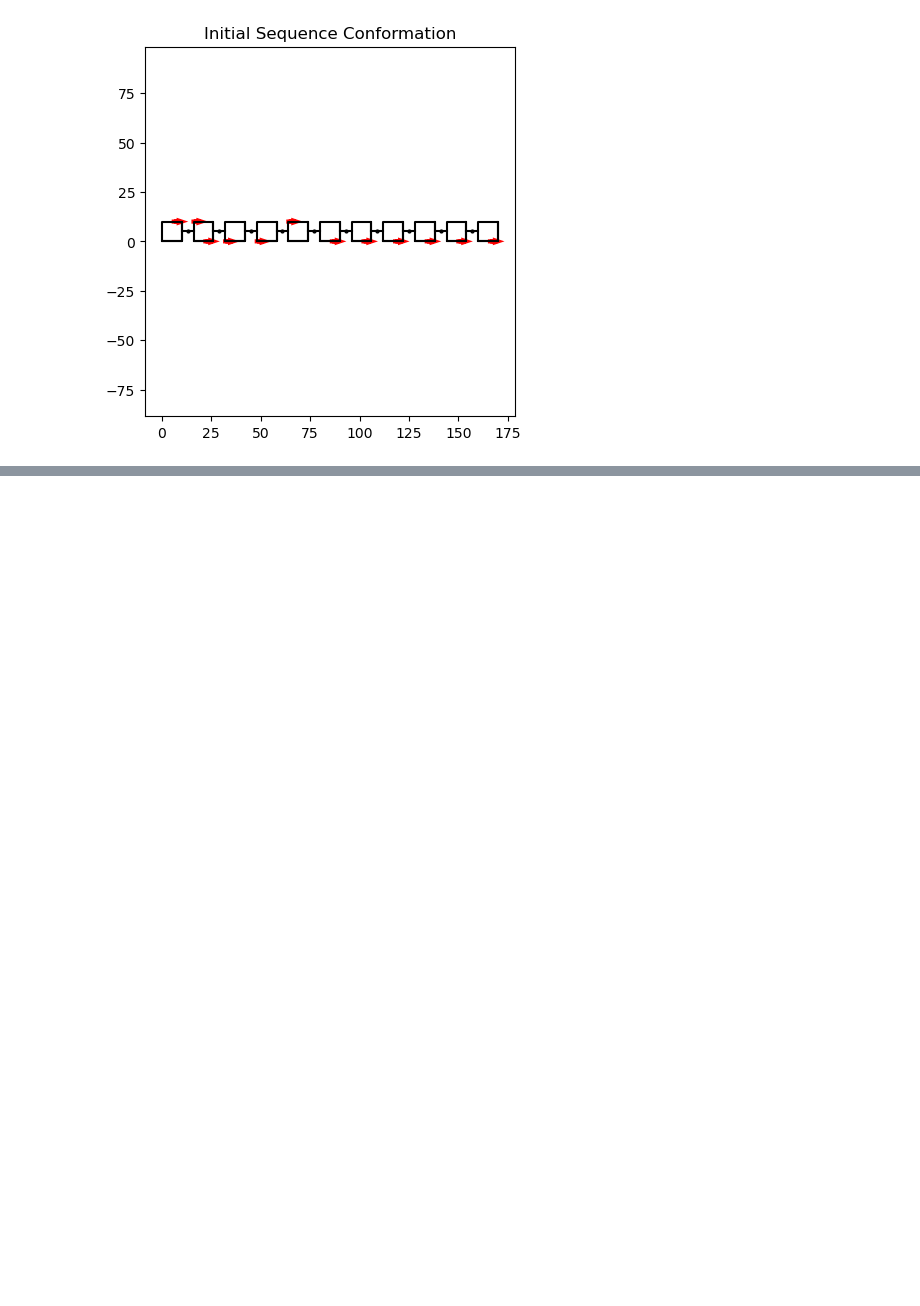
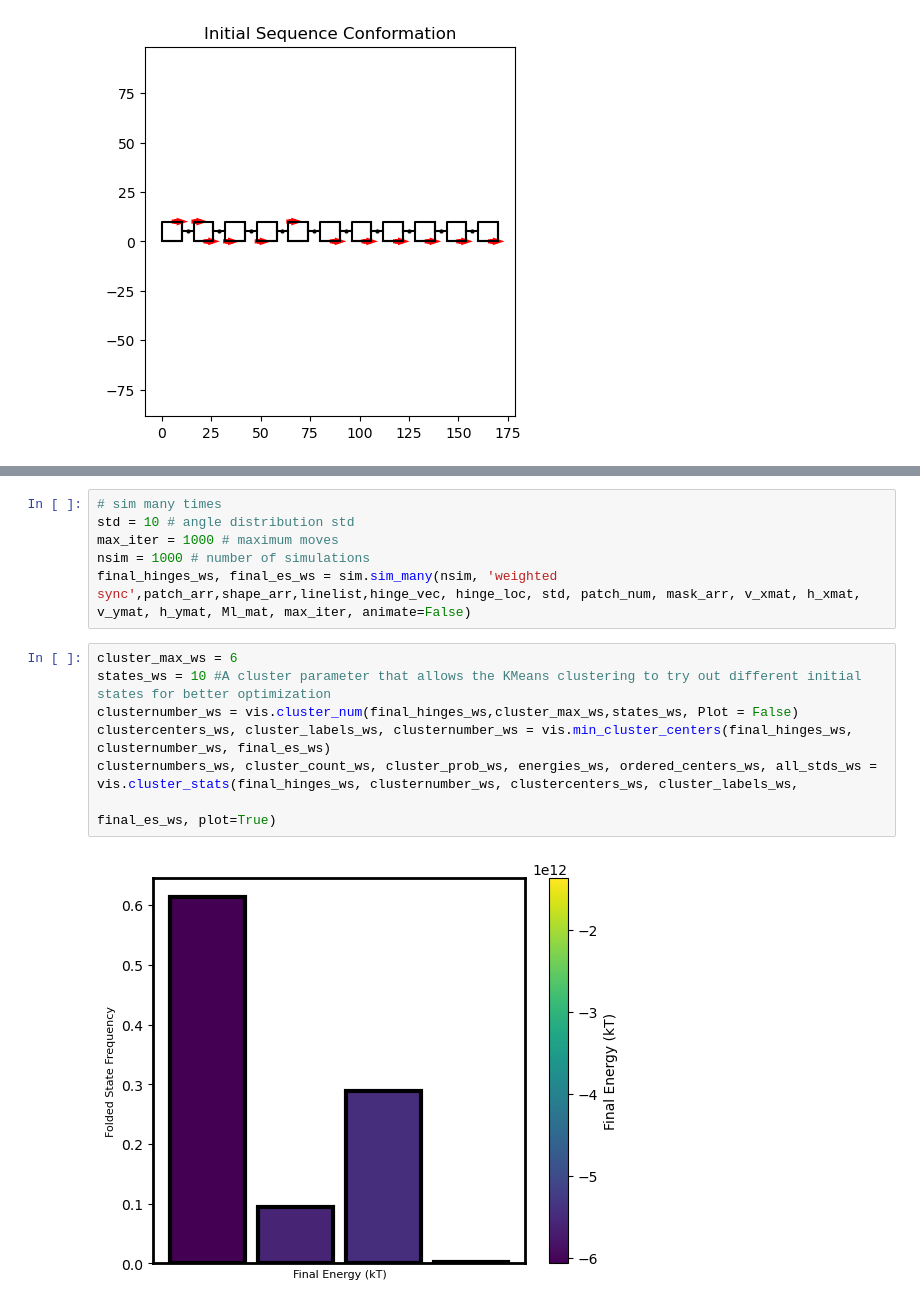
Before and after one commit to dymc9548/Magnetic-actuator-simulation, a Jupyter notebook: testing_sim_methods.ipynb, the cells around one changed output, grey strips where cells are left out. Drawn from its saved outputs; the diff is of its cells as text; blank space fills up the shorter version.

```diff
--- a/testing_sim_methods.ipynb
+++ b/testing_sim_methods.ipynb
@@ -42,0 +81,15 @@ final_hinges, final_es = sim.sim_many(nsim, 'weighted sync',patch_arr,shape_arr,
+# %%
+# sim many times
+std = 10 # angle distribution std
+max_iter = 1000 # maximum moves
+nsim = 1000 # number of simulations
+final_hinges_ws, final_es_ws = sim.sim_many(nsim, 'weighted sync',patch_arr,shape_arr,linelist,hinge_vec, hinge_loc, std, patch_num, mask_arr, v_xmat, h_xmat, v_ymat, h_ymat, Ml_mat, max_iter, animate=False)
+# %%
+cluster_max_ws = 6
+states_ws = 10 #A cluster parameter that allows the KMeans clustering to try out different initial states for better optimization
+clusternumber_ws = vis.cluster_num(final_hinges_ws,cluster_max_ws,states_ws, Plot = False)
+clustercenters_ws, cluster_labels_ws, clusternumber_ws = vis.min_cluster_centers(final_hinges_ws, clusternumber_ws, final_es_ws)
+clusternumbers_ws, cluster_count_ws, cluster_prob_ws, energies_ws, ordered_centers_ws, all_stds_ws = vis.cluster_stats(final_hinges_ws, clusternumber_ws, clustercenters_ws, cluster_labels_ws,
+                                                                                                    final_es_ws, plot=True)
+# %% [output]
+[figure, added]
```
Also changed, not shown: parts of 14 cells of this notebook, 6 other files.
